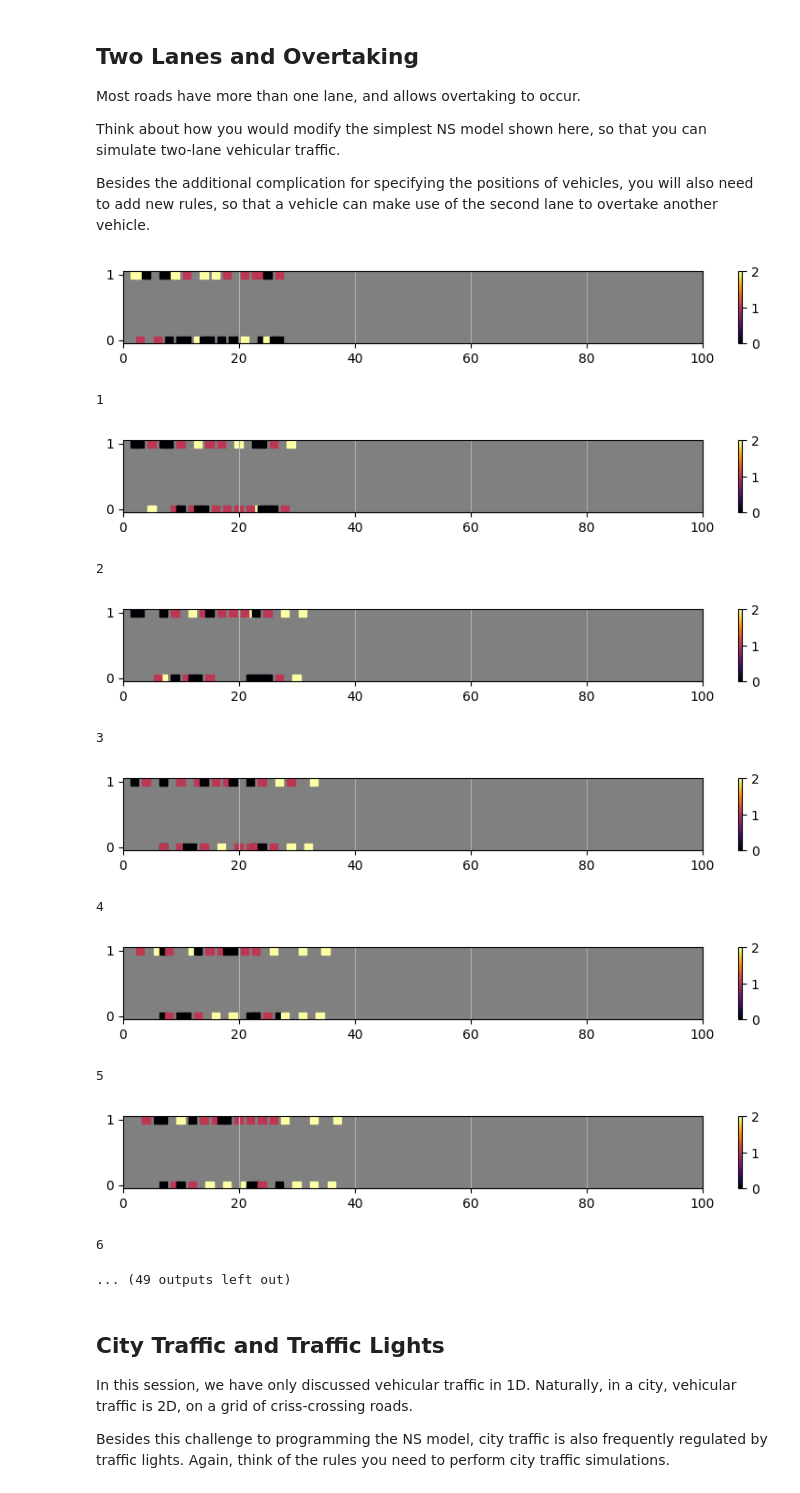
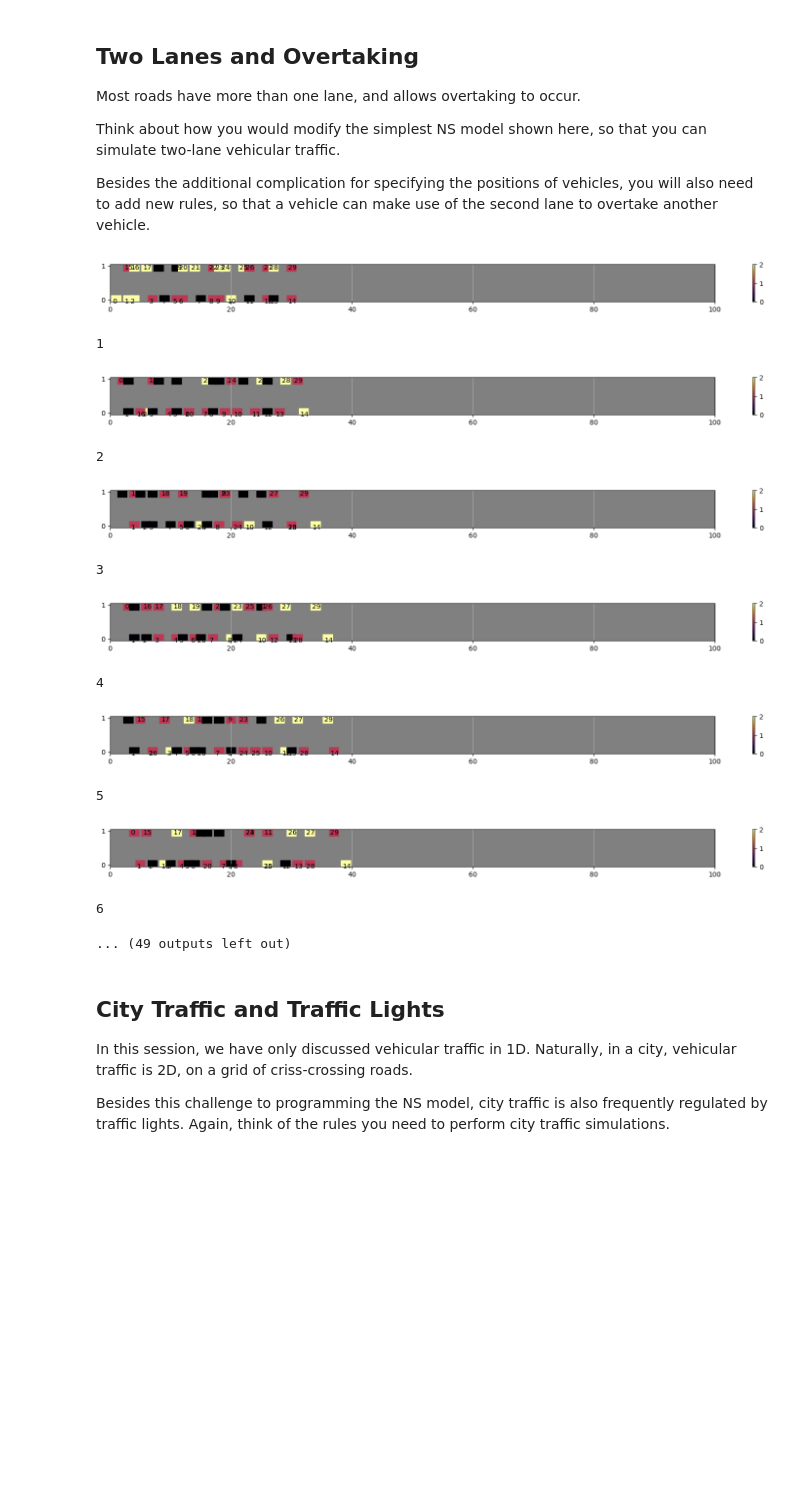
Before and after one commit to PunnawatSiri/Complexity_Science_Course, a Jupyter notebook: NagelSchreckenbergModel.ipynb, the cells around one changed output. Saved outputs shown, nothing was run; the diff lists cells and outputs as text; code cells hidden in the pictures; blank space fills up the shorter version.

Commit message:
Update names on datapoints

```diff
--- a/NagelSchreckenbergModel.ipynb
+++ b/NagelSchreckenbergModel.ipynb
@@ -496,11 +496,18 @@ def get_pos_vel_multilanes(L,N,vmax,lanes=2):
   return pos, vel
 pos, vel = get_pos_vel_multilanes(L, N, vmax,lanes)
 # %%
-def show_multilane(pos,vel,start_point=0,end_point=L):
-    fig = plt.figure(figsize=(10,1))
-    posy,posx = zip(*pos)
+def show_multilane(vehicles,start_point=0,end_point=L):
+    fig = plt.figure(figsize=(20,1))
+    posy,posx = zip(*vehicles[:,:2])
+    vel = vehicles[:,2]
+    names = vehicles[:,3]
     # Plot the scatter plot
-    plt.scatter(posx, posy,c=vel,cmap='inferno', marker='s')
+    # for x, y, v, name in zip(posx, posy, vel, names):
+    #   plt.scatter(x, y, c=v, cmap='inferno', marker='s')
+    plt.scatter(posx, posy,c=vel,cmap='inferno', marker='s', label=names, s=200)
+    for x, y, v, n in zip(posx, posy, vel, names):
+      plt.annotate(str(n), xy=(x, y), xytext=(-5, -5), textcoords='offset points')
+
     plt.colorbar()
     # black background
     plt.gca().set_facecolor('grey')
@@ -515,7 +522,8 @@ def make_traffic(pos,vel):
     posx = pos.flatten()
     posy = np.repeat(np.arange(pos.shape[0]), pos.shape[1])
     vel_flat = vel.flatten()
-    vehicle = [(y,x,v) for y,x,v in zip(posy,posx,vel_flat)]
+    names = [i for i in range(len(posx)) ]
+    vehicle = [(y,x,v,n) for y,x,v,n in zip(posy,posx,vel_flat,names)]
     return np.array(sorted(vehicle,key=lambda x:x[1]))
 
 vehicles = make_traffic(pos,vel)
@@ -524,7 +532,7 @@ import collections
 def step_multilanes(vehicles,L,N,lanes,p=0.2):
     num_car = collections.Counter((np.transpose(vehicles[:,:2])[0]))
     pos_copy = pos.copy()
-    for i,(posy,posx,vel) in enumerate(vehicles):
+    for i,(posy,posx,vel,name) in enumerate(vehicles):
         N = num_car[posy]
         # acceleration
         if vel < vmax:
@@ -555,7 +563,7 @@ def step_multilanes(vehicles,L,N,lanes,p=0.2):
             # Insert newpos0 and newvel0 at the beginning of pos and vel
             vehicles = np.insert(vehicles, 0, (posy,new_posx,vel), axis=0)
             break
-        vehicles[i] = (posy,posx,vel)
+        vehicles[i] = (posy,posx,vel,name)
     return vehicles
 
 def change_lane(vehicles,i,posy,posx,vel,lanes):
@@ -570,23 +578,23 @@ def change_lane(vehicles,i,posy,posx,vel,lanes):
         return posy-1,posx,vel
     else: return posy,posx,vel
 # %%
-show_multilane(vehicles[:,:2],vehicles[:,-1])
+show_multilane(vehicles)
 for i in range(30):
   print(i+1)
   vehicles = step_multilanes(vehicles,L,N,lanes,p)
-  show_multilane(vehicles[:,:2],vehicles[:,-1])
+  show_multilane(vehicles)
 # %% [output]
-[figure, old version]
+[figure, new version]
 1
-[figure, old version]
+[figure, new version]
 2
-[figure, old version]
+[figure, new version]
 3
-[figure, old version]
+[figure, new version]
 4
-[figure, old version]
+[figure, new version]
 5
-[figure, old version]
+[figure, new version]
 6
 ... (49 outputs left out)
 # %% [markdown]
```
Also changed, not shown: parts of 16 cells of this notebook.
